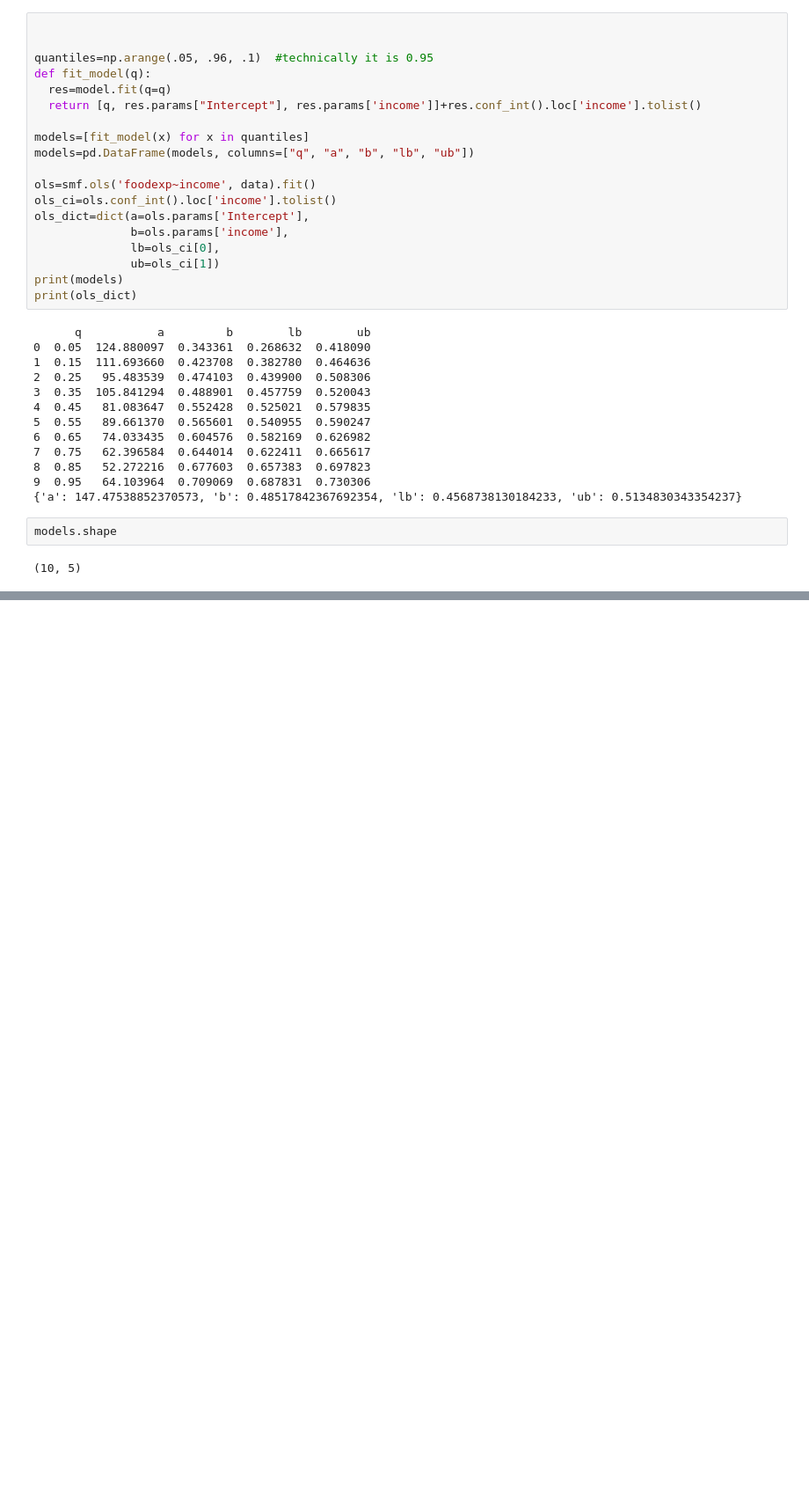
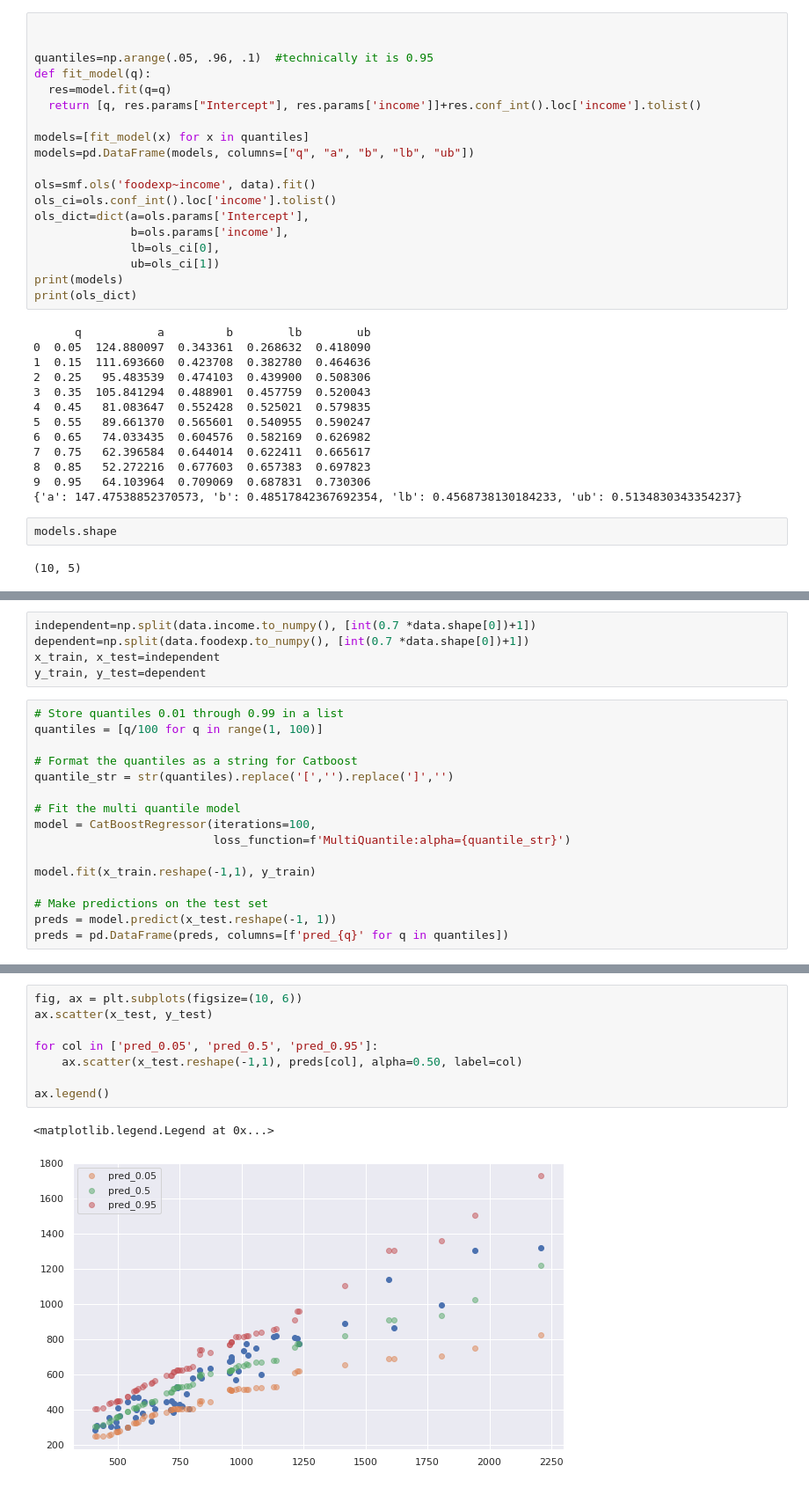
Before and after one commit to vbanai/Linear_and_Logistic_Regression_Projects, a Jupyter notebook: Tabular_playground_2021_linear_regression.ipynb, the cells around one changed output, grey strips where cells are left out. Shown at 88% size. Saved outputs shown, nothing was run; the diff lists cells and outputs as text; blank space fills up the shorter version.

```diff
--- a/Tabular_playground_2021_linear_regression.ipynb
+++ b/Tabular_playground_2021_linear_regression.ipynb
@@ -1582,0 +1612,21 @@ plt.legend()
+# %%
+independent=np.split(data.income.to_numpy(), [int(0.7 *data.shape[0])+1])
+dependent=np.split(data.foodexp.to_numpy(), [int(0.7 *data.shape[0])+1])
+x_train, x_test=independent
+y_train, y_test=dependent
+# %%
+# Store quantiles 0.01 through 0.99 in a list
+quantiles = [q/100 for q in range(1, 100)]
+
+# Format the quantiles as a string for Catboost
+quantile_str = str(quantiles).replace('[','').replace(']','')
+
+# Fit the multi quantile model
+model = CatBoostRegressor(iterations=100,
+                          loss_function=f'MultiQuantile:alpha={quantile_str}')
+
+model.fit(x_train.reshape(-1,1), y_train)
+
+# Make predictions on the test set
+preds = model.predict(x_test.reshape(-1, 1))
+preds = pd.DataFrame(preds, columns=[f'pred_{q}' for q in quantiles])
@@ -1582,0 +1677,11 @@ plt.legend()
+# %%
+fig, ax = plt.subplots(figsize=(10, 6))
+ax.scatter(x_test, y_test)
+
+for col in ['pred_0.05', 'pred_0.5', 'pred_0.95']:
+    ax.scatter(x_test.reshape(-1,1), preds[col], alpha=0.50, label=col)
+
+ax.legend()
+# %% [output]
+<matplotlib.legend.Legend at 0x...>
+[figure, added]
```
Also changed, not shown: parts of 14 cells of this notebook.
